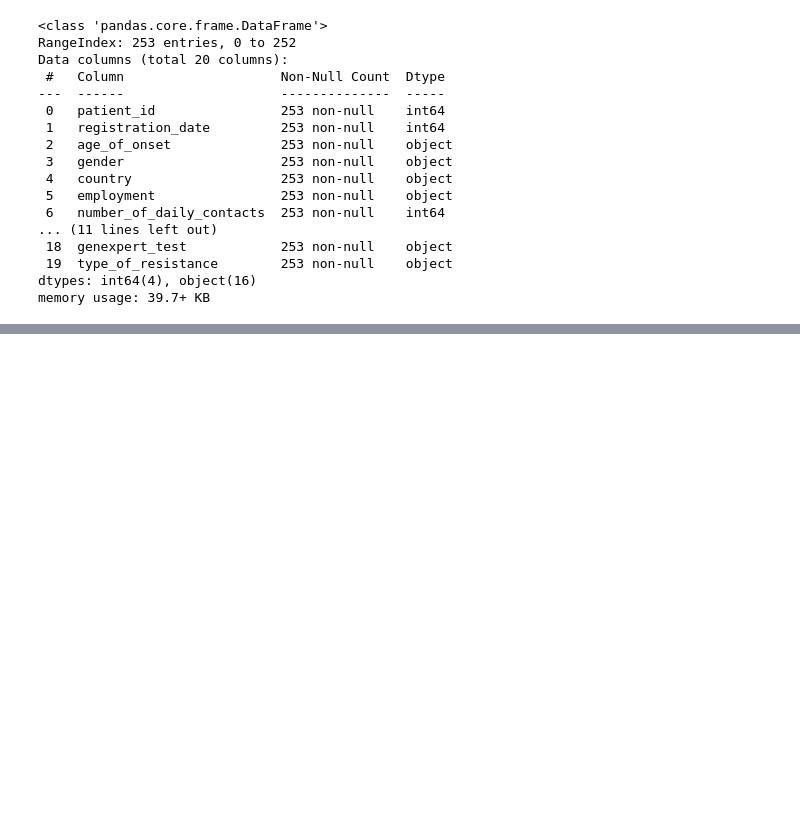
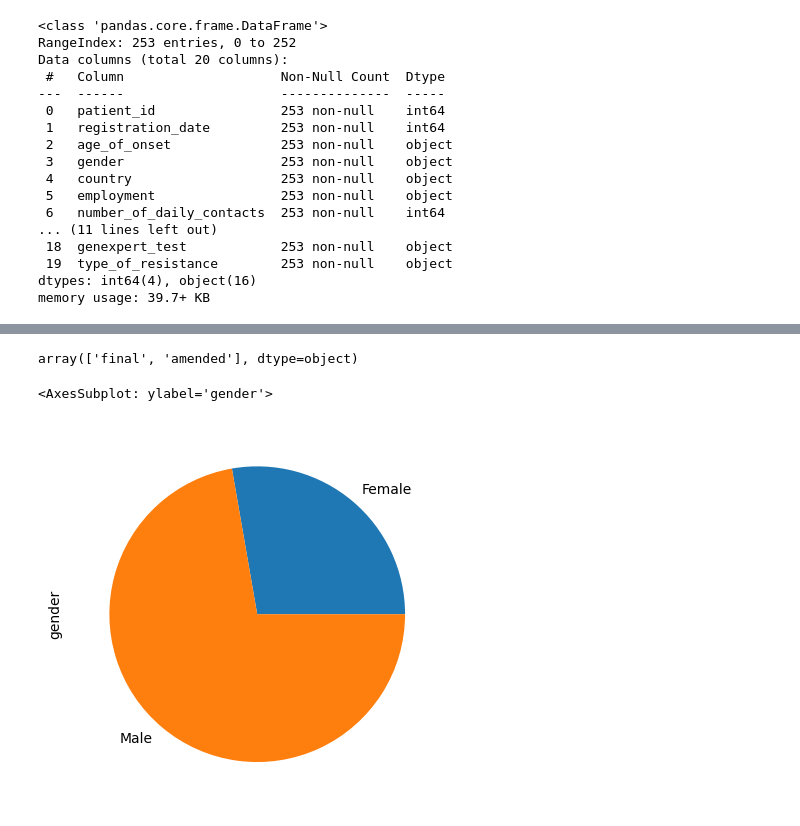
Before and after one commit to Taoheed-O/Tuberculosis_Survival_prediction, a Jupyter notebook: Data_analysis.ipynb, the cells around one changed output, grey strips where cells are left out. Cells and saved outputs as stored; diff of their text form; code cells hidden in the pictures; blank space fills up the shorter version.

```diff
--- a/Data_analysis.ipynb
+++ b/Data_analysis.ipynb
@@ -471,7 +471,7 @@ Data columns (total 20 columns):
 dtypes: int64(4), object(16)
 memory usage: 39.7+ KB
 # %%
-patients_total = pd.merge(patients_2022, regimens_2022, on='patient_id')
+patients_total = pd.merge(patients_2022_new, regimens_2022_new, on='patient_id')
 # %%
 patients_total.info()
 # %% [output]
@@ -482,0 +495,9 @@ memory usage: 16.7+ MB
+# %%
+patients_total['status'].unique()
+# %% [output]
+array(['final', 'amended'], dtype=object)
+# %%
+patients_total.groupby(['gender'])['gender'].count().plot(kind='pie')
+# %% [output]
+<AxesSubplot: ylabel='gender'>
+[figure, added]
```
Also changed, not shown: parts of 4 cells of this notebook.
